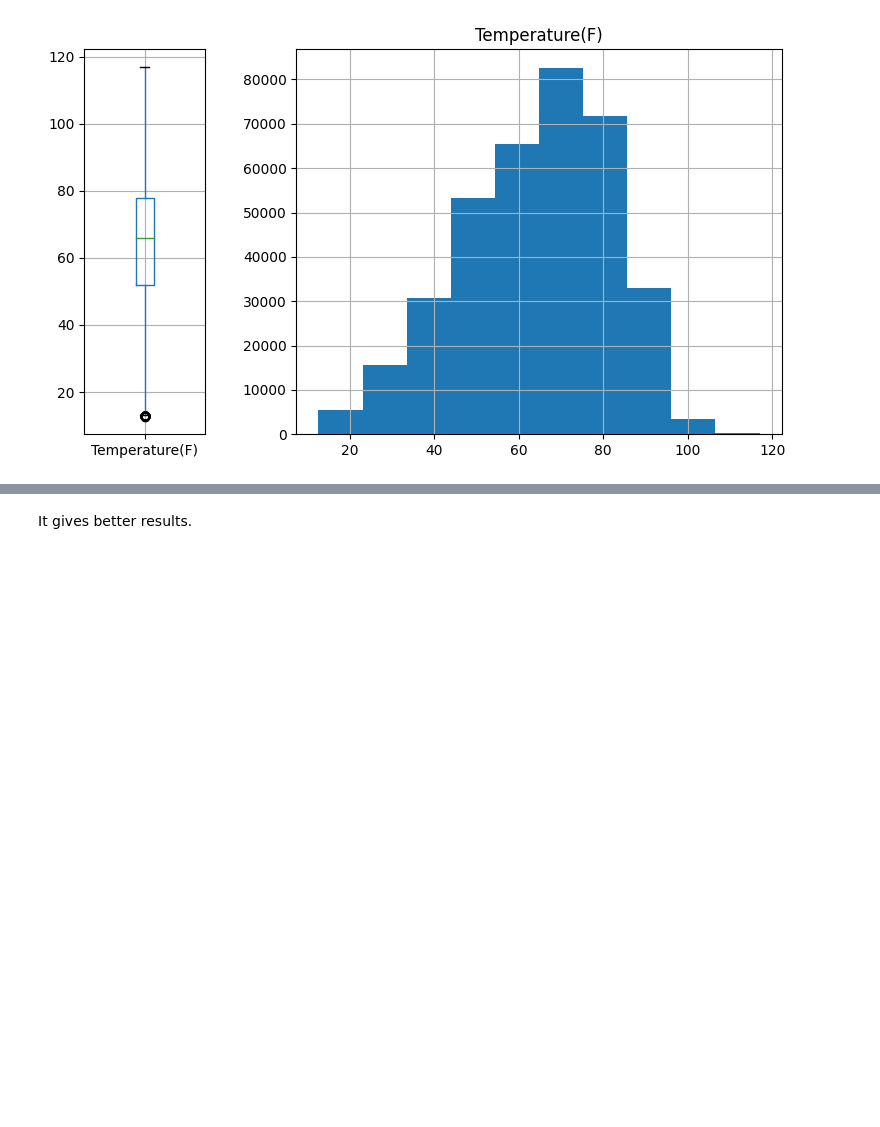
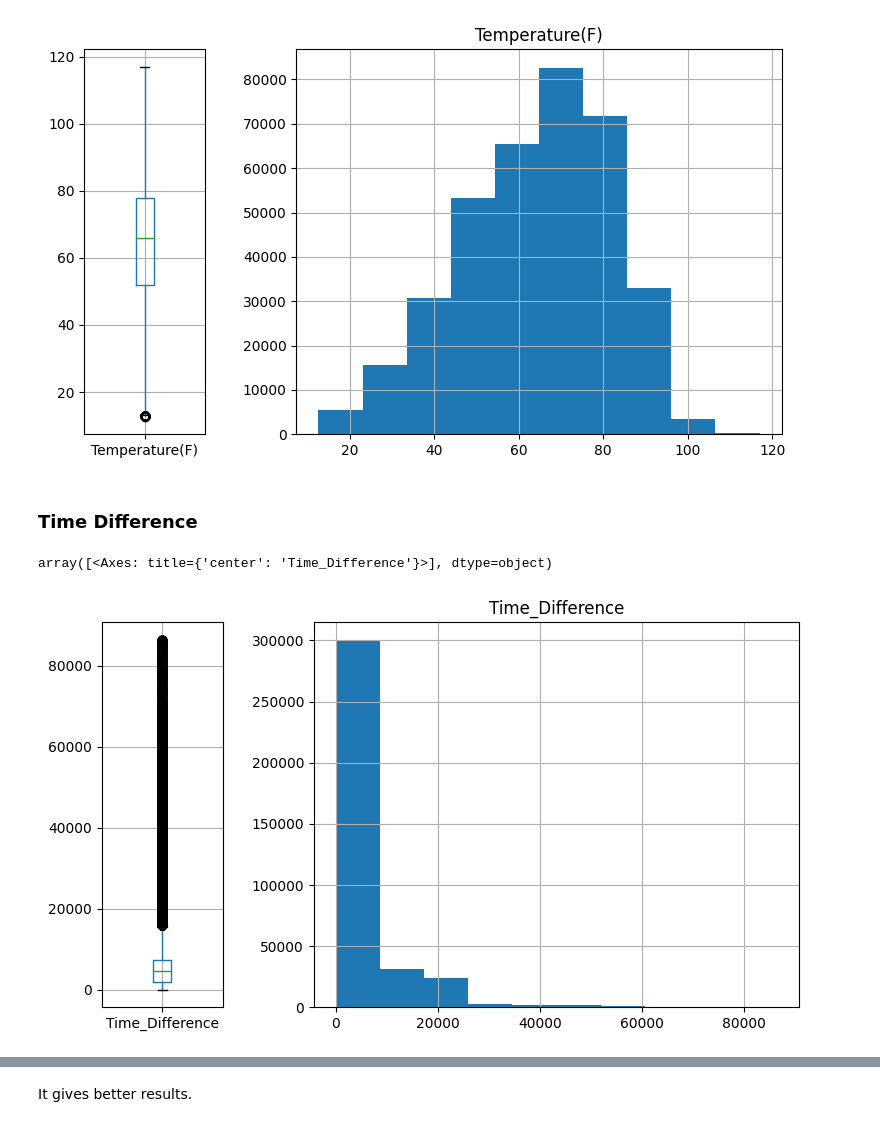
Before and after one commit to pol-resina/US-Accidents, a Jupyter notebook: notebooks/preprocessing.ipynb, the cells around one changed output, grey strips where cells are left out. Cells and saved outputs as stored; diff of their text form; code cells hidden in the pictures; blank space fills up the shorter version.

```diff
--- a/notebooks/preprocessing.ipynb
+++ b/notebooks/preprocessing.ipynb
@@ -455,3 +455,12 @@ data[~(small_out | big_out)].hist(column='Temperature(F)',ax=axes[1])
 # %% [output]
 array([<Axes: title={'center': 'Temperature(F)'}>], dtype=object)
 [figure]
+# %% [markdown]
+### Time Difference
+# %%
+fig, axes = plt.subplots(1,2,gridspec_kw={'width_ratios': [1, 4]}, figsize=(9, 5))
+data.boxplot(column='Time_Difference',ax=axes[0])
+data.hist(column='Time_Difference',ax=axes[1])
+# %% [output]
+array([<Axes: title={'center': 'Time_Difference'}>], dtype=object)
+[figure, added]
```
Also changed, not shown: parts of 9 cells of this notebook.
